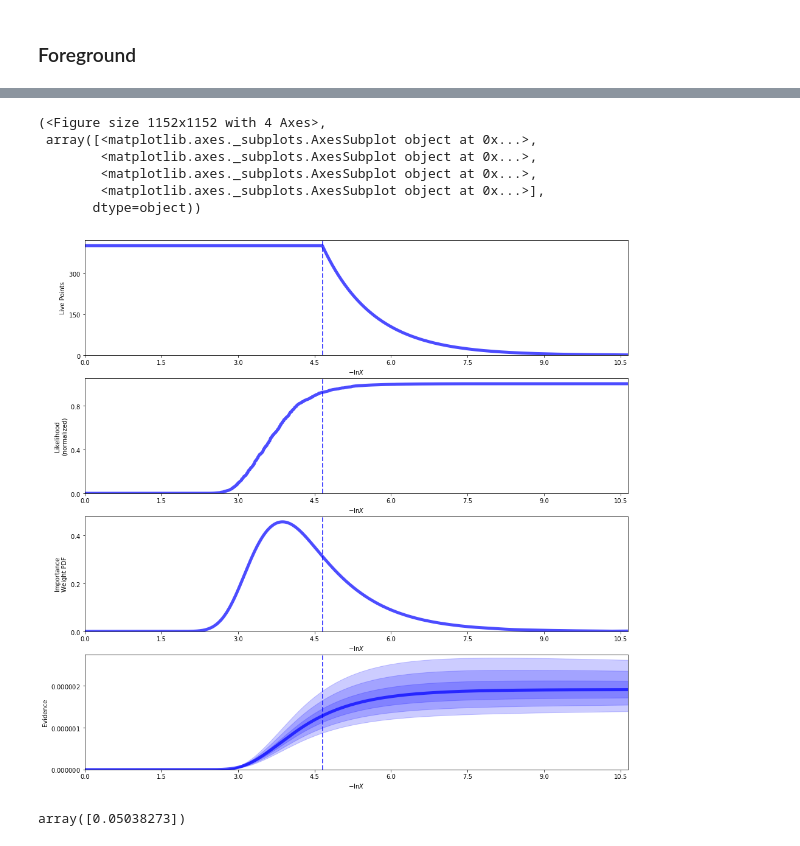
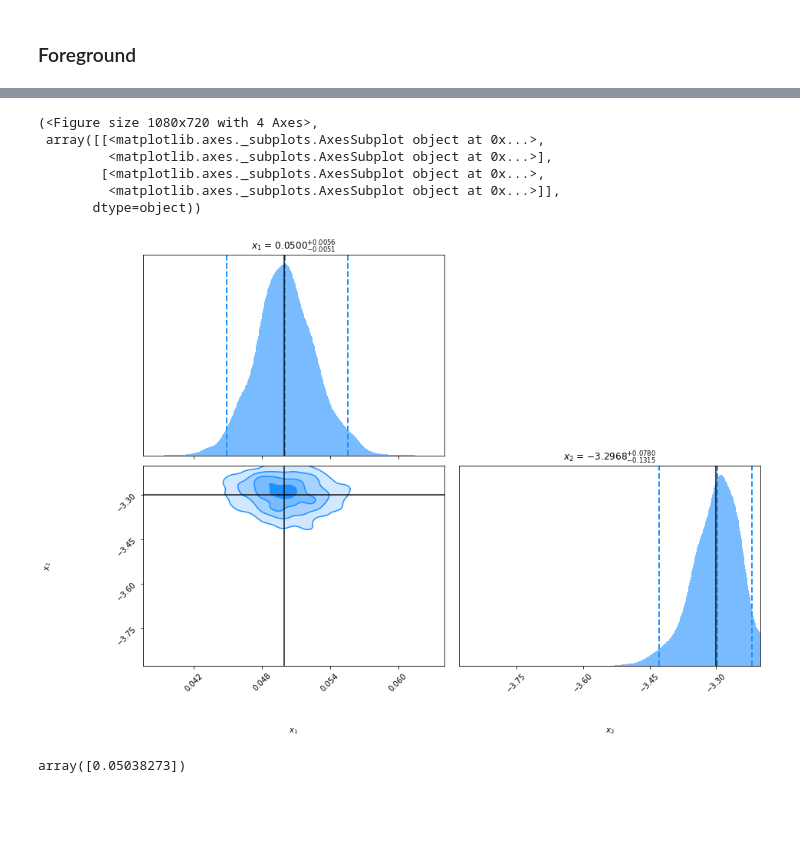
Before and after one commit to YJHelloWorld/Likelihood, a Jupyter notebook: methods.py.ipynb, the cells around one changed output, grey strips where cells are left out. Drawn from its saved outputs; the diff is of its cells as text; code cells hidden in the pictures; blank space fills up the shorter version.

```diff
--- a/methods.py.ipynb
+++ b/methods.py.ipynb
@@ -937,13 +815,16 @@ $x_{1}$ [(0.025, 0.04807001534691511), (0.5, 0.050385843928015296), (0.975, 0.05
-# %%
-dyplot.runplot(results)
-# %% [output]
-(<Figure size 1152x1152 with 4 Axes>,
- array([<matplotlib.axes._subplots.AxesSubplot object at 0x...>,
-        <matplotlib.axes._subplots.AxesSubplot object at 0x...>,
-        <matplotlib.axes._subplots.AxesSubplot object at 0x...>,
-        <matplotlib.axes._subplots.AxesSubplot object at 0x...>],
-       dtype=object))
-[figure, removed]
+# %%
+fig, axes = plt.subplots(2, 2, figsize=(15, 10))
+axes = axes.reshape((2, 2))
+
+dyplot.cornerplot(results,  truths=truth, fig = (fig, axes), title_fmt='.4f', color='dodgerblue',truth_color='black', show_titles=True)
+# %% [output]
+(<Figure size 1080x720 with 4 Axes>,
+ array([[<matplotlib.axes._subplots.AxesSubplot object at 0x...>,
+         <matplotlib.axes._subplots.AxesSubplot object at 0x...>],
+        [<matplotlib.axes._subplots.AxesSubplot object at 0x...>,
+         <matplotlib.axes._subplots.AxesSubplot object at 0x...>]],
+       dtype=object))
+[figure, added]
 # %%
 from dynesty import utils as dyfunc
 
```
Also changed, not shown: parts of 36 cells of this notebook.
